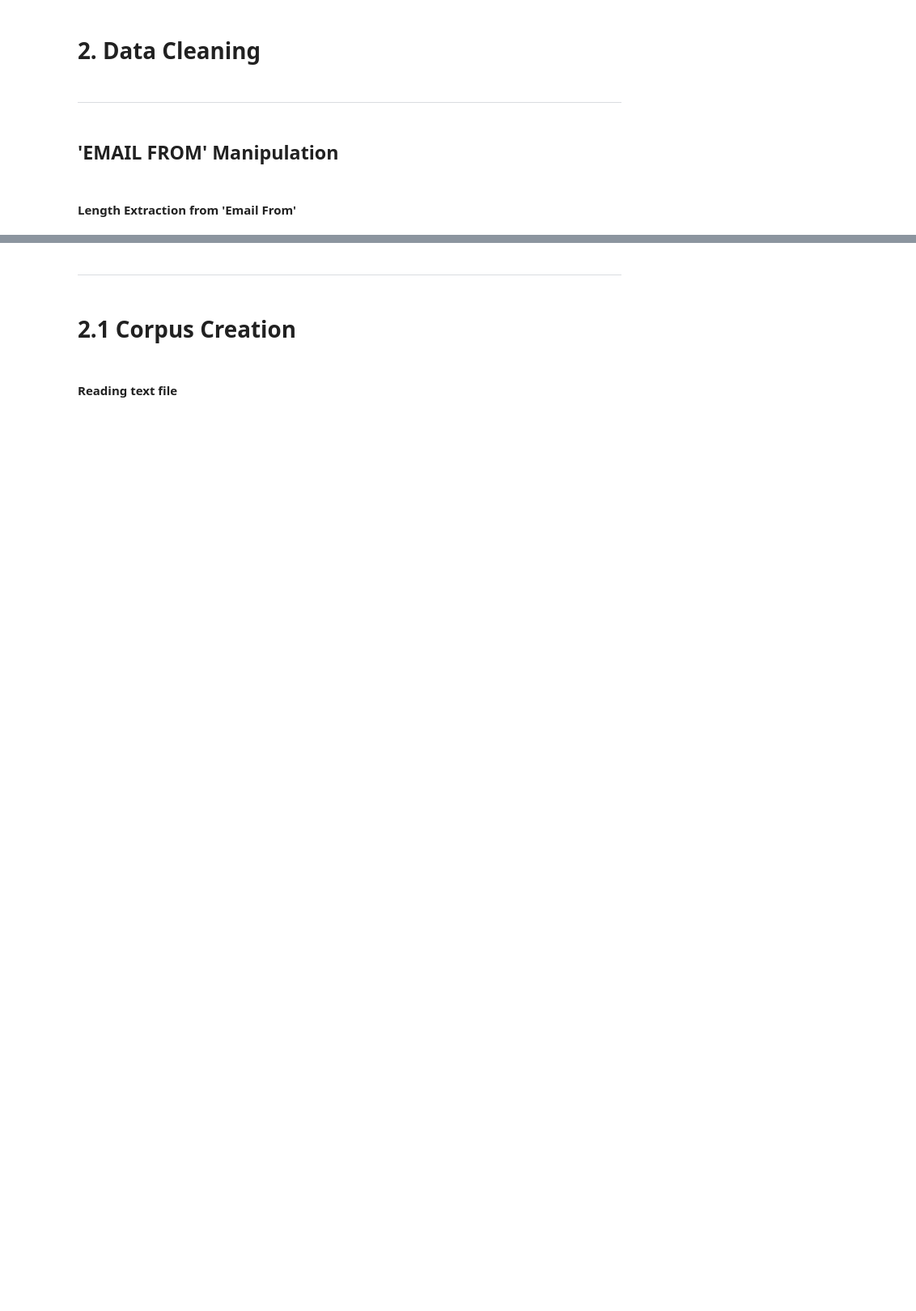
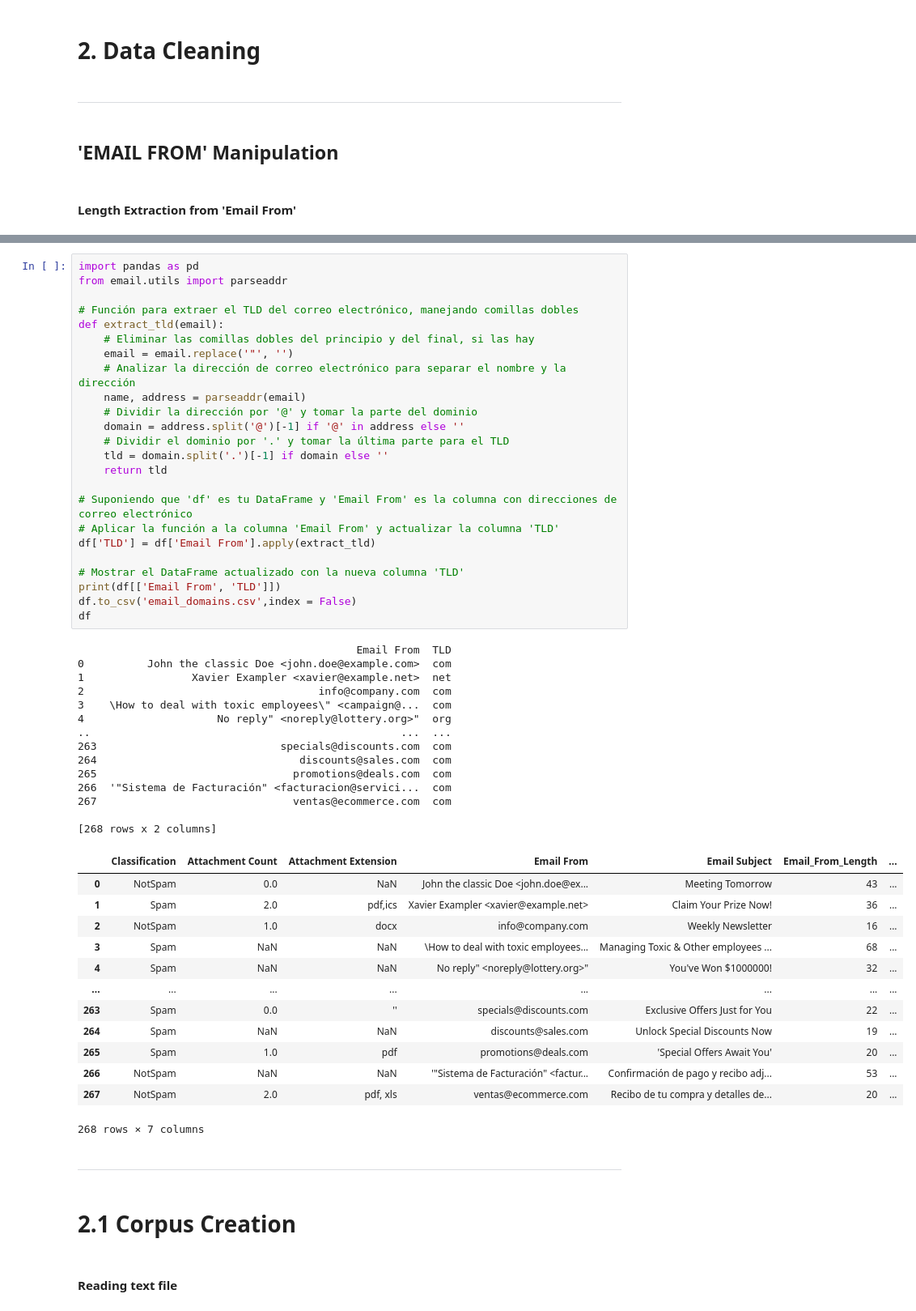
Before and after one commit to mau-JS/AIApplicationAnalysis, a Jupyter notebook: main.ipynb, the cells around one changed output, grey strips where cells are left out. Shown: that part at 81% size. Drawn from its saved outputs; the diff is of its cells as text; blank space fills up the shorter version.

Commit message:
extracting top level domain from mail

```diff
--- a/main.ipynb
+++ b/main.ipynb
@@ -88,6 +88,58 @@ df
 | 266 | NotSpam | NaN | NaN | '"Sistema de Facturación" <factur... | Confirmación de pago y recibo adj... | 53 |
 | 267 | NotSpam | 2.0 | pdf, xls | ventas@ecommerce.com | Recibo de tu compra y detalles de... | 20 |
 268 rows × 6 columns
+# %%
+import pandas as pd
+from email.utils import parseaddr
+
+# Función para extraer el TLD del correo electrónico, manejando comillas dobles
+def extract_tld(email):
+    # Eliminar las comillas dobles del principio y del final, si las hay
+    email = email.replace('"', '')
+    # Analizar la dirección de correo electrónico para separar el nombre y la dirección
+    name, address = parseaddr(email)
+    # Dividir la dirección por '@' y tomar la parte del dominio
+    domain = address.split('@')[-1] if '@' in address else ''
+    # Dividir el dominio por '.' y tomar la última parte para el TLD
+    tld = domain.split('.')[-1] if domain else ''
+    return tld
+
+# Suponiendo que 'df' es tu DataFrame y 'Email From' es la columna con direcciones de correo electrónico
+# Aplicar la función a la columna 'Email From' y actualizar la columna 'TLD'
+df['TLD'] = df['Email From'].apply(extract_tld)
+
+# Mostrar el DataFrame actualizado con la nueva columna 'TLD'
+print(df[['Email From', 'TLD']])
+df.to_csv('email_domains.csv',index = False)
+df
+# %% [output]
+                                            Email From  TLD
+0          John the classic Doe <john.doe@example.com>  com
+1                 Xavier Exampler <xavier@example.net>  net
+2                                     info@company.com  com
+3    \How to deal with toxic employees\" <campaign@...  com
+4                     No reply" <noreply@lottery.org>"  org
+..                                                 ...  ...
+263                             specials@discounts.com  com
+264                                discounts@sales.com  com
+265                               promotions@deals.com  com
+266  '"Sistema de Facturación" <facturacion@servici...  com
+267                               ventas@ecommerce.com  com
+
+[268 rows x 2 columns]
+|  | Classification | Attachment Count | Attachment Extension | Email From | Email Subject | Email_From_Length | ... |
+| 0 | NotSpam | 0.0 | NaN | John the classic Doe <john.doe@ex... | Meeting Tomorrow | 43 | ... |
+| 1 | Spam | 2.0 | pdf,ics | Xavier Exampler <xavier@example.net> | Claim Your Prize Now! | 36 | ... |
+| 2 | NotSpam | 1.0 | docx | info@company.com | Weekly Newsletter | 16 | ... |
+| 3 | Spam | NaN | NaN | \How to deal with toxic employees... | Managing Toxic & Other employees ... | 68 | ... |
+| 4 | Spam | NaN | NaN | No reply" <noreply@lottery.org>" | You've Won $1000000! | 32 | ... |
+| ... | ... | ... | ... | ... | ... | ... | ... |
+| 263 | Spam | 0.0 | '' | specials@discounts.com | Exclusive Offers Just for You | 22 | ... |
+| 264 | Spam | NaN | NaN | discounts@sales.com | Unlock Special Discounts Now | 19 | ... |
+| 265 | Spam | 1.0 | pdf | promotions@deals.com | 'Special Offers Await You' | 20 | ... |
+| 266 | NotSpam | NaN | NaN | '"Sistema de Facturación" <factur... | Confirmación de pago y recibo adj... | 53 | ... |
+| 267 | NotSpam | 2.0 | pdf, xls | ventas@ecommerce.com | Recibo de tu compra y detalles de... | 20 | ... |
+268 rows × 7 columns
 # %% [markdown]
 ---
 # %% [markdown]
```
Also changed, not shown: parts of 2 cells of this notebook, 1 other file.
